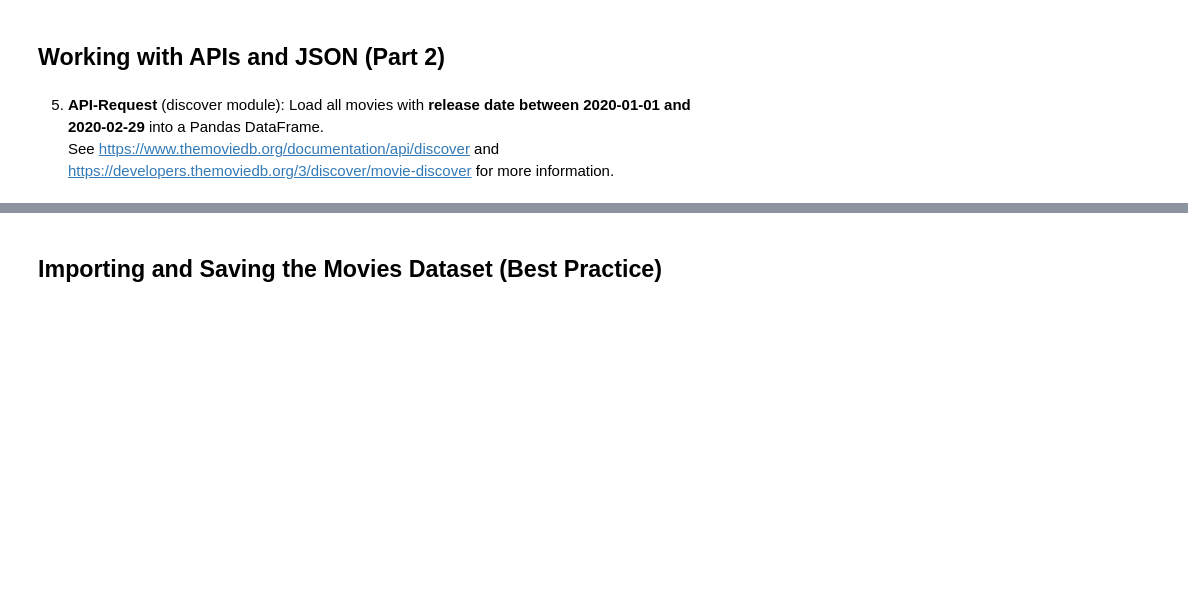
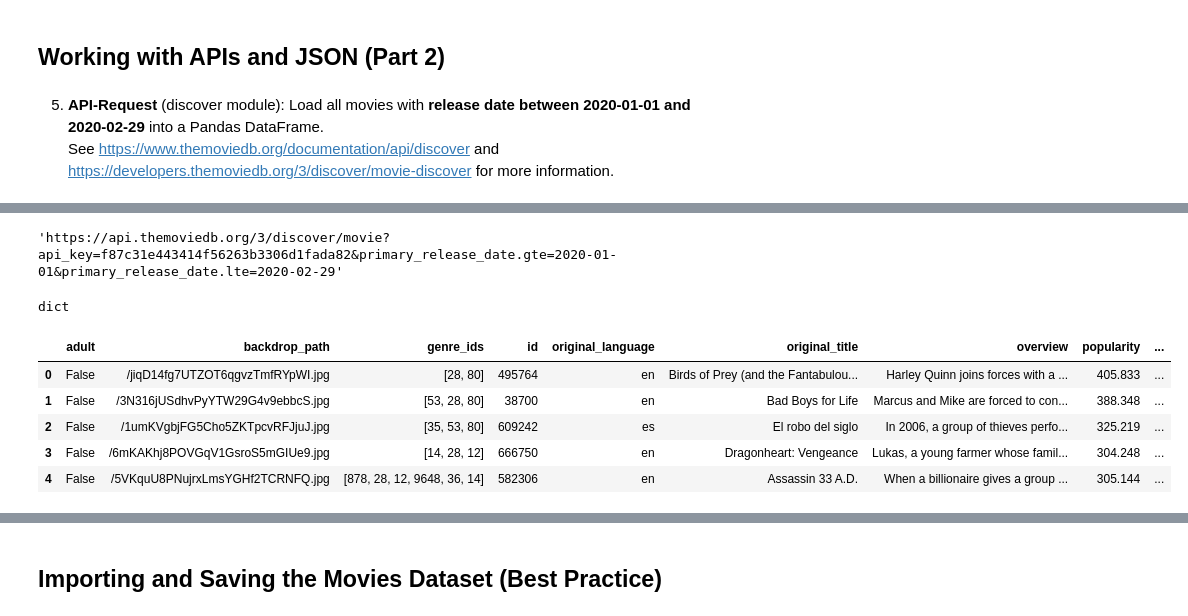
Before and after one commit to qviet1602/Python_project, a Jupyter notebook: Project_02_Materials/Project_02_ProjectBrief_blank.ipynb, the cells around one changed output, grey strips where cells are left out. Cells and saved outputs as stored; diff of their text form; code cells hidden in the pictures; blank space fills up the shorter version.

```diff
--- a/Project_02_Materials/Project_02_ProjectBrief_blank.ipynb
+++ b/Project_02_Materials/Project_02_ProjectBrief_blank.ipynb
@@ -105,0 +103,25 @@ See https://www.themoviedb.org/documentation/api/discover and https://developers
+# %%
+date_api = 'https://api.themoviedb.org/3/discover/movie?{}&primary_release_date.gte={}&primary_release_date.lte={}'
+date1 = '2020-01-01'
+date2 = '2020-02-29'
+url2 = date_api.format(api_key, date1,date2)
+url2
+# %% [output]
+'https://api.themoviedb.org/3/discover/movie?api_key=f87c31e443414f56263b3306d1fada82&primary_release_date.gte=2020-01-01&primary_release_date.lte=2020-02-29'
+# %%
+r2 =requests.get(url2)
+# %%
+data2 = r2.json()
+type(data2)
+# %% [output]
+dict
+# %%
+data2_df = pd.DataFrame(data2['results'])
+data2_df.head()
+# %% [output]
+|  | adult | backdrop_path | genre_ids | id | original_language | original_title | overview | popularity | ... |
+| 0 | False | /jiqD14fg7UTZOT6qgvzTmfRYpWI.jpg | [28, 80] | 495764 | en | Birds of Prey (and the Fantabulou... | Harley Quinn joins forces with a ... | 405.833 | ... |
+| 1 | False | /3N316jUSdhvPyYTW29G4v9ebbcS.jpg | [53, 28, 80] | 38700 | en | Bad Boys for Life | Marcus and Mike are forced to con... | 388.348 | ... |
+| 2 | False | /1umKVgbjFG5Cho5ZKTpcvRFJjuJ.jpg | [35, 53, 80] | 609242 | es | El robo del siglo | In 2006, a group of thieves perfo... | 325.219 | ... |
+| 3 | False | /6mKAKhj8POVGqV1GsroS5mGIUe9.jpg | [14, 28, 12] | 666750 | en | Dragonheart: Vengeance | Lukas, a young farmer whose famil... | 304.248 | ... |
+| 4 | False | /5VKquU8PNujrxLmsYGHf2TCRNFQ.jpg | [878, 28, 12, 9648, 36, 14] | 582306 | en | Assassin 33 A.D. | When a billionaire gives a group ... | 305.144 | ... |
```
Also changed, not shown: parts of 7 cells of this notebook.
